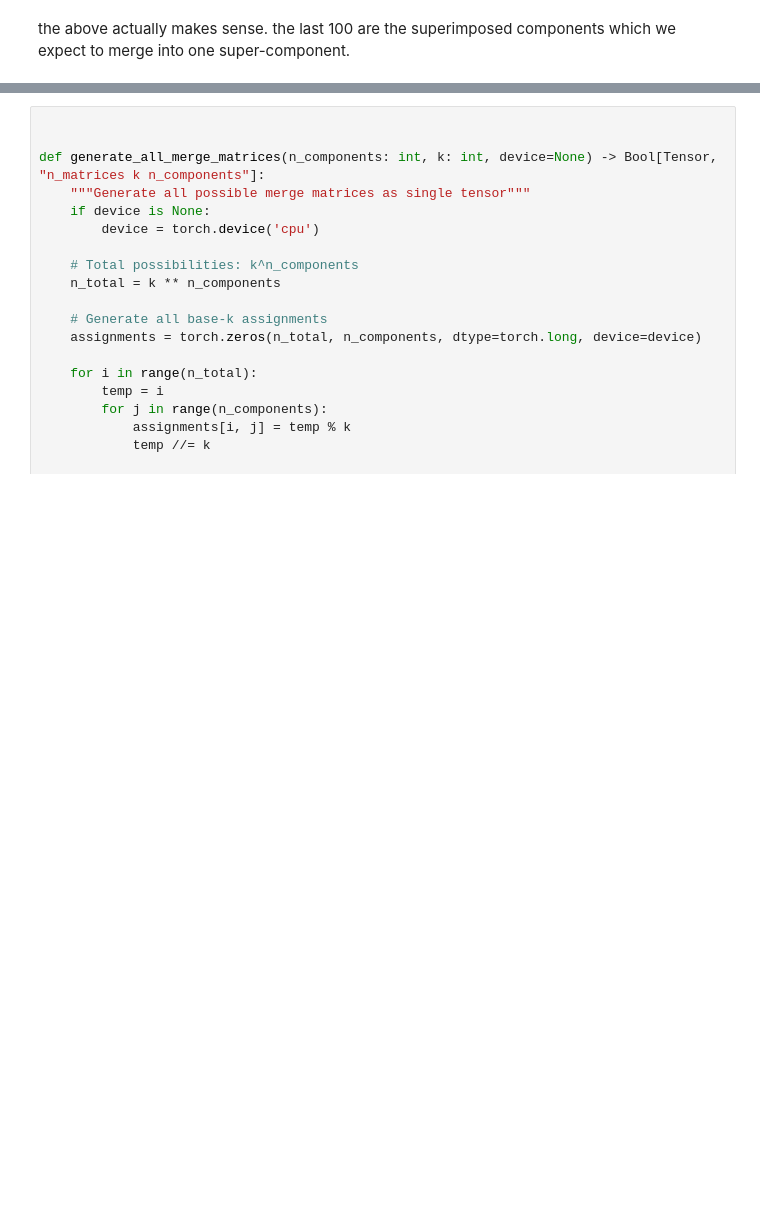
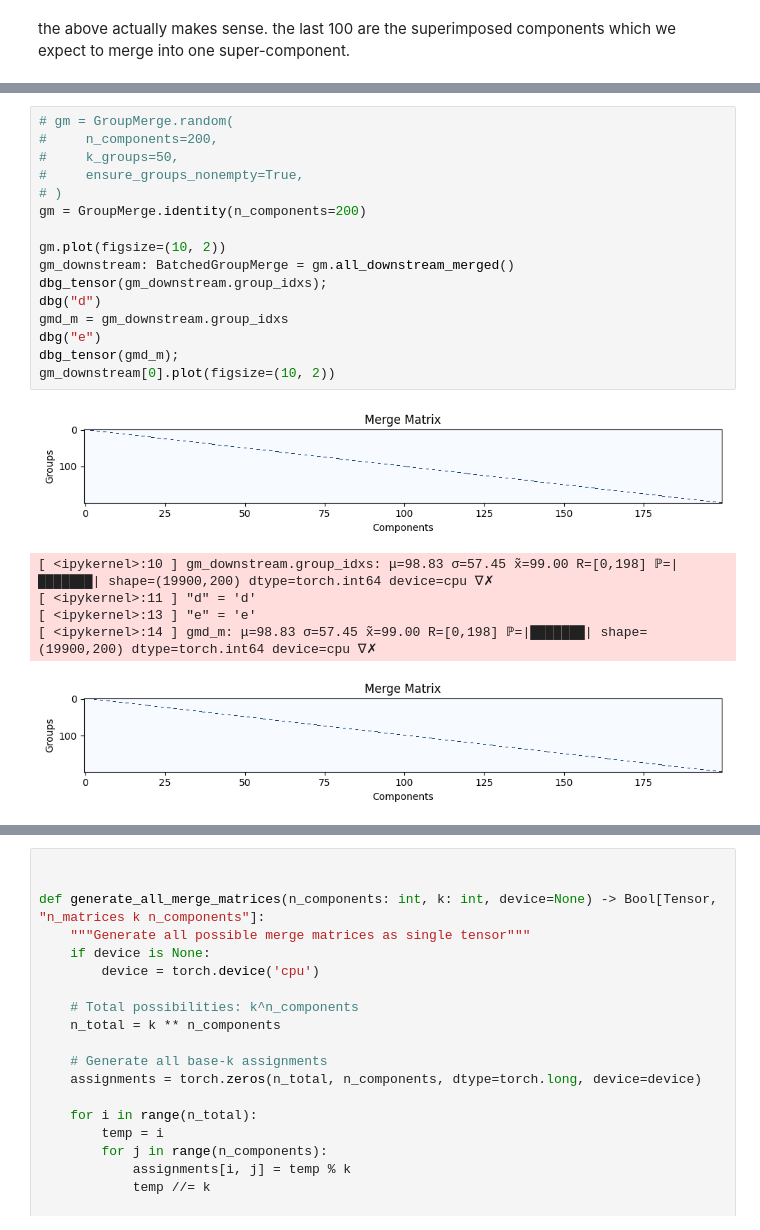
Before and after one commit to mivanit/apd, a Jupyter notebook: notebooks/mivanit/dev_grouping_3.ipynb, the cells around one changed output, grey strips where cells are left out. Drawn from its saved outputs; the diff is of its cells as text; blank space fills up the shorter version.

```diff
--- a/notebooks/mivanit/dev_grouping_3.ipynb
+++ b/notebooks/mivanit/dev_grouping_3.ipynb
@@ -167,0 +88,23 @@ tensor(10.3314, device='cuda:0')
+# %%
+# gm = GroupMerge.random(
+#     n_components=200,
+#     k_groups=50,
+#     ensure_groups_nonempty=True,
+# )
+gm = GroupMerge.identity(n_components=200)
+
+gm.plot(figsize=(10, 2))
+gm_downstream: BatchedGroupMerge = gm.all_downstream_merged()
+dbg_tensor(gm_downstream.group_idxs);
+dbg("d")
+gmd_m = gm_downstream.group_idxs
+dbg("e")
+dbg_tensor(gmd_m);
+gm_downstream[0].plot(figsize=(10, 2))
+# %% [output]
+[figure, added]
+[ <ipykernel>:10 ] gm_downstream.group_idxs: μ=98.83 σ=57.45 x̃=99.00 R=[0,198] ℙ=|███████| shape=(19900,200) dtype=torch.int64 device=cpu ∇✗
+[ <ipykernel>:11 ] "d" = 'd'
+[ <ipykernel>:13 ] "e" = 'e'
+[ <ipykernel>:14 ] gmd_m: μ=98.83 σ=57.45 x̃=99.00 R=[0,198] ℙ=|███████| shape=(19900,200) dtype=torch.int64 device=cpu ∇✗
+[figure, added]
```
Also changed, not shown: parts of 6 cells of this notebook, 2 other files.
